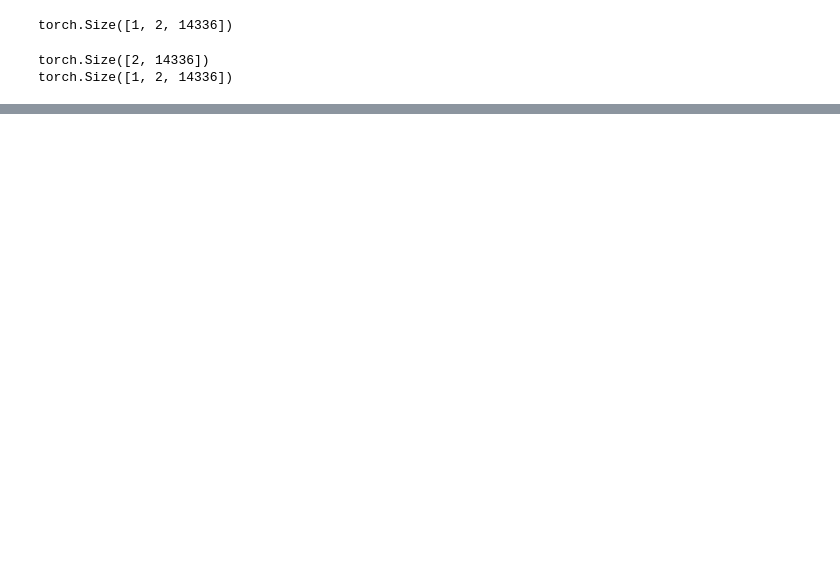
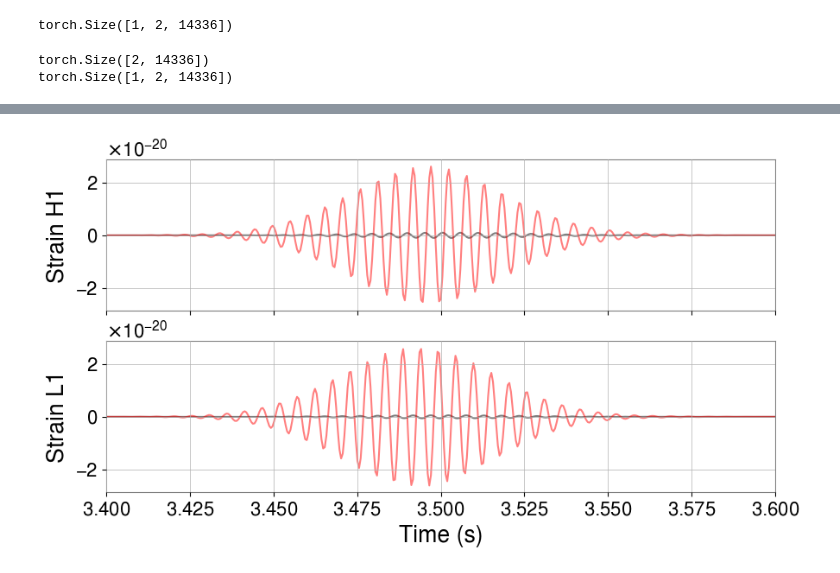
Before and after one commit to JackRedds/amplfi, a Jupyter notebook: notebooks/load_model.ipynb, the cells around one changed output, grey strips where cells are left out. Cells and saved outputs as stored; diff of their text form; code cells hidden in the pictures; blank space fills up the shorter version.

```diff
--- a/notebooks/load_model.ipynb
+++ b/notebooks/load_model.ipynb
@@ -260,2 +254,4 @@ plt.show()
 # %%
-#
+posterior = result.posterior
+post = {key: torch.tensor([posterior[key]]) for key in posterior.keys()
+        if key in param_dict.keys()}
@@ -261,0 +281,14 @@ plt.show()
+# %%
+# time_shift = times - 0.033
+fig, ax = plt.subplots(2, sharex=True, sharey=True, figsize=(10, 5))
+ax[0].plot(times, waveforms[0, 0].cpu(), color='k', alpha=0.5)
+ax[0].plot(times, mean_waveform_pred[0].cpu (), color='r', alpha=0.5)
+ax[1].plot(times, waveforms[0, 1].cpu(), color='k', alpha=0.5)
+ax[1].plot(times, mean_waveform_pred[1].cpu(), color='r', alpha=0.5)
+ax[1].set_xlabel("Time (s)")
+ax[0].set_ylabel("Strain H1")
+ax[1].set_ylabel("Strain L1")
+ax[1].set_xlim(3.4, 3.6)
+plt.show()
+# %% [output]
+[figure, added]
```
Also changed, not shown: parts of 24 cells of this notebook.
